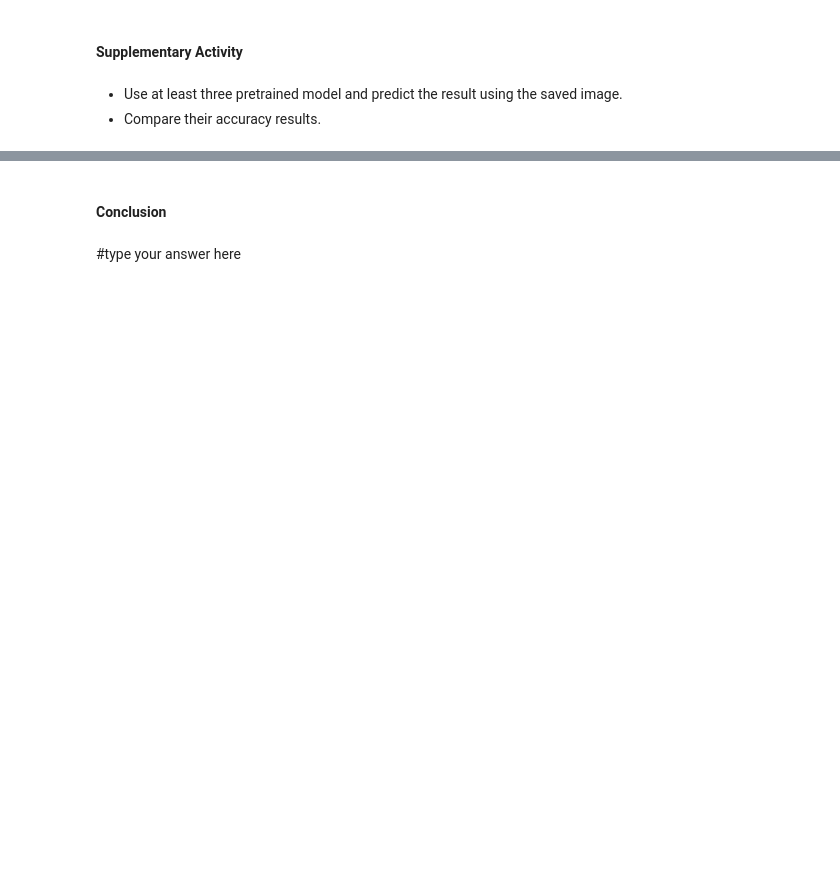
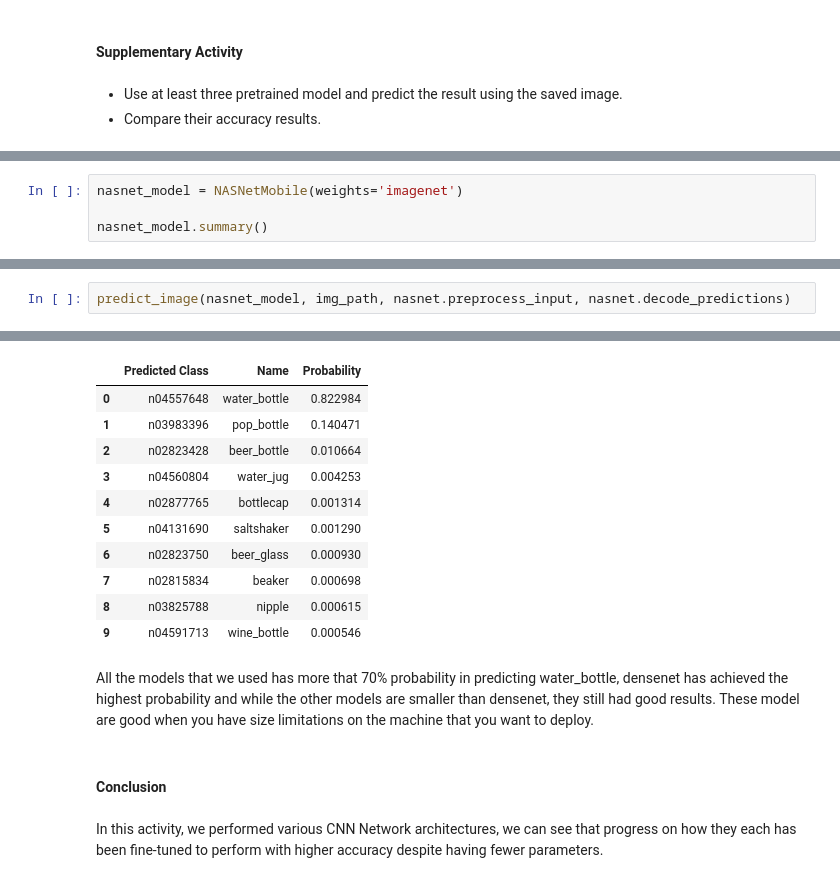
Before and after one commit to Wizxrdx/CPE313, a Jupyter notebook: Chapter 3 - Convolutional Neural Networks/HOA 3.3 - CNN Network Architectures_LABBAO.ipynb, the cells around one changed output, grey strips where cells are left out. Drawn from its saved outputs; the diff is of its cells as text; blank space fills up the shorter version.

Commit message:
CNN Architectures

```diff
--- a/Chapter 3 - Convolutional Neural Networks/HOA 3.3 - CNN Network Architectures_LABBAO.ipynb
+++ b/Chapter 3 - Convolutional Neural Networks/HOA 3.3 - CNN Network Architectures_LABBAO.ipynb
@@ -135,0 +243,4 @@ Interpret the result using RESNET50 pretrained model
+# %%
+nasnet_model = NASNetMobile(weights='imagenet')
+
+nasnet_model.summary()
@@ -135,0 +299,3 @@ Interpret the result using RESNET50 pretrained model
+# %%
+predict_image(nasnet_model, img_path, nasnet.preprocess_input, nasnet.decode_predictions)
+# %% [output]
@@ -136,4 +304,17 @@ Interpret the result using RESNET50 pretrained model
+|  | Predicted Class | Name | Probability |
+| 0 | n04557648 | water_bottle | 0.822984 |
+| 1 | n03983396 | pop_bottle | 0.140471 |
+| 2 | n02823428 | beer_bottle | 0.010664 |
+| 3 | n04560804 | water_jug | 0.004253 |
+| 4 | n02877765 | bottlecap | 0.001314 |
+| 5 | n04131690 | saltshaker | 0.001290 |
+| 6 | n02823750 | beer_glass | 0.000930 |
+| 7 | n02815834 | beaker | 0.000698 |
+| 8 | n03825788 | nipple | 0.000615 |
+| 9 | n04591713 | wine_bottle | 0.000546 |
+# %% [markdown]
+All the models that we used has more that 70% probability in predicting water_bottle, densenet has achieved the highest probability and while the other models are smaller than densenet, they still had good results. These model are good when you have size limitations on the machine that you want to deploy.
 # %% [markdown]
 #### Conclusion
 # %% [markdown]
-#type your answer here
+In this activity, we performed various CNN Network architectures, we can see that progress on how they each has been fine-tuned to perform with higher accuracy despite having fewer parameters.
```
Also changed, not shown: parts of 20 cells of this notebook.
